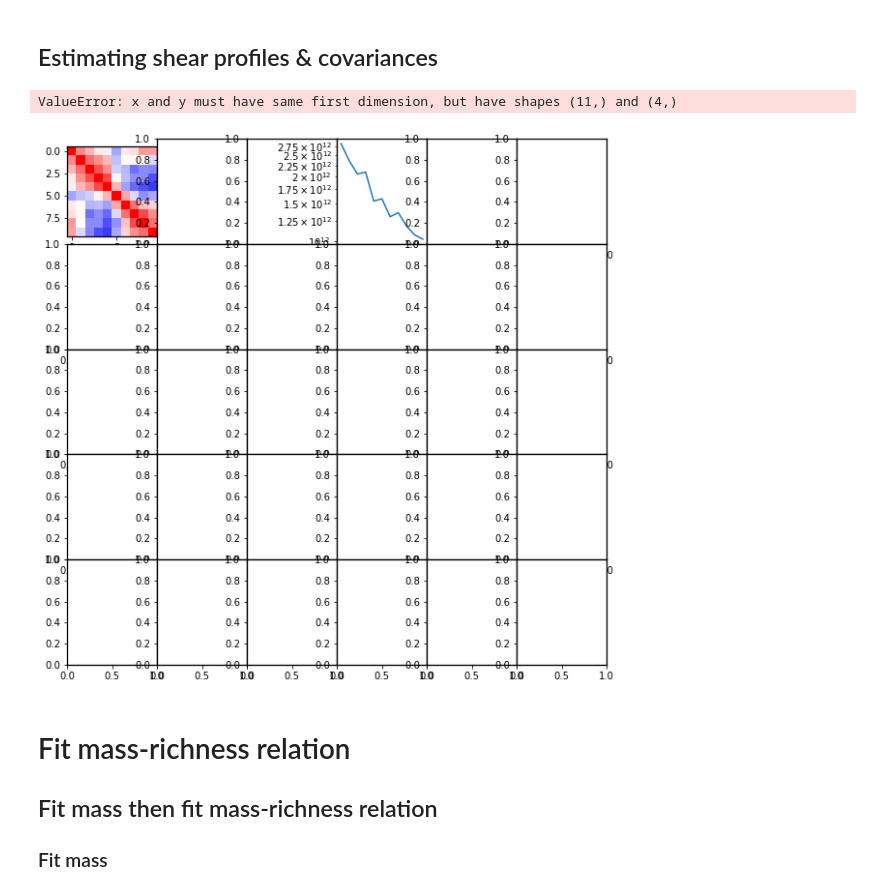
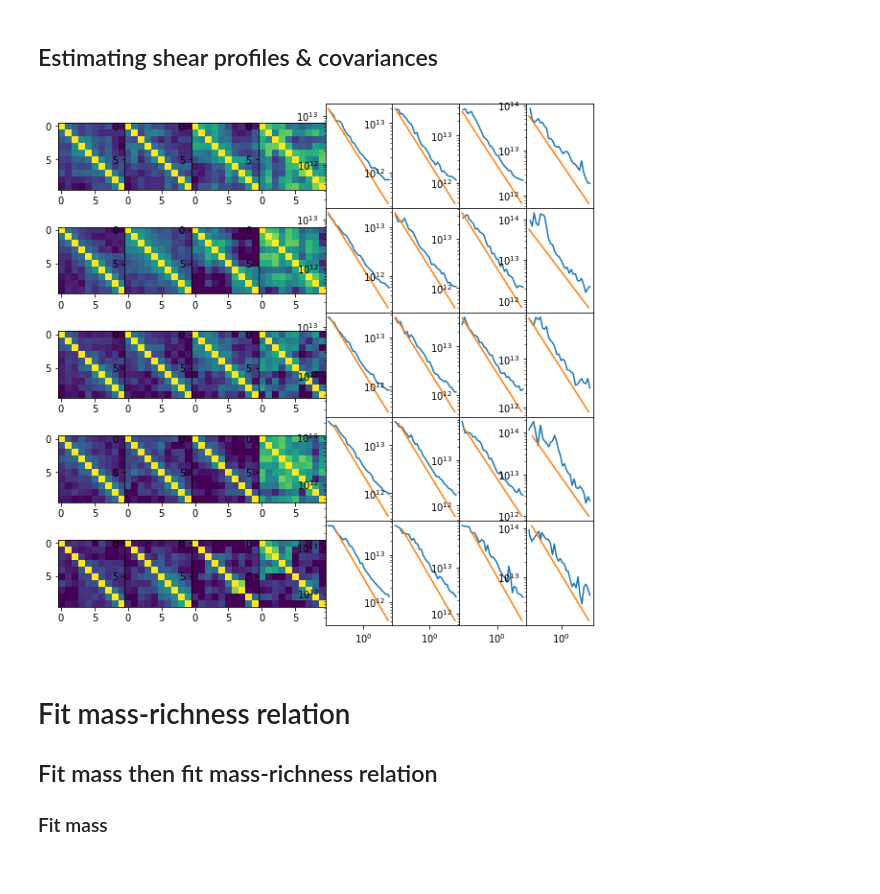
Before and after one commit to LSSTDESC/CLMassDC2, a Jupyter notebook: notebooks/DN1_fit_stacked_covariance_matrix.ipynb, the cells around one changed output. Cells and saved outputs as stored; diff of their text form; code cells hidden in the pictures.

```diff
--- a/notebooks/DN1_fit_stacked_covariance_matrix.ipynb
+++ b/notebooks/DN1_fit_stacked_covariance_matrix.ipynb
@@ -67,3 +66,3 @@ Obs_bin=[[r[0][0],r[-1][0]] for r in list_richness]
 # %%
 Z_bin = analysis.Z_bin
-#Obs_bin = analysis.Obs_bin
+Obs_bin = analysis.Obs_bin
@@ -97,38 +82,56 @@ covariance_true_stack = prf.bootstrap_covariance(profile = profile_true,
 # %%
+r_corner=np.logspace(np.log10(.1), np.log10(10), 30)
 shapen=prf.shape_noise_ds(profile = profile_stack,z_name = 'z_mean',
-                          r_corner=np.logspace(-1, 1, 5),
-                          shapenoise=0.15, ns_arcmin2=24,
+                          r_corner=r_corner,
+                          shapenoise=0.15, ns_arcmin2=25,
                           cosmo=cosmo)
+# %%
+covariance_true_stack = prf.bootstrap_covariance(profile = profile_true,
+                    r_in = 'radius_av',
+                    gt_in = 'gt_av', gx_in = 'gx_av',
+                    r_out = 'radius',
+                    gt_out = 'gt', gx_out = 'gx',
+                    weight = 'norm_sum',
+                    n_boot = 600,
+                    z_name = 'cluster_z', obs_name = 'richness_1',
+                    Z_bin = Z_bin, Obs_bin = Obs_bin)
+# %%
+def corr(cov):
+    corr = np.zeros(cov.shape)
+    for i in range(cov.shape[0]):
+        for j in range(cov.shape[1]):
+            corr[i,j] = cov[i,j]/(np.sqrt(cov[i,i]*cov[j,j]))
+    return corr
 # %%
 nz=len(Z_bin)
 nobs=len(Obs_bin)
 fig, ax=plt.subplots(nz, 2*nobs, figsize=(10,10),)
 plt.subplots_adjust(wspace=0, hspace=0)
 for i, z in enumerate(Z_bin):
     for j, obs in enumerate(Obs_bin):
         mask_z = (profile_stack['z_mean'] > z[0])*(profile_stack['z_mean'] < z[1])
         mask_m = (profile_stack['obs_mean'] > obs[0])*(profile_stack['obs_mean'] < obs[1])
         index = np.arange(len(profile_stack['z_mean']))
         index_cut = index[mask_m * mask_z][0]
         Xt = covariance_true_stack['gt_random'][index_cut]
         #for k in range(100):
         #    ax[i,j].plot(profile_stack['radius'][0], Xt[:,k], c='k')
         #    ax[i,j].set_xscale('log')
         cov=covariance_true_stack['cov_t'][index_cut]
         rmin, rmax=1, 5.5
         indexs=np.arange(len(profile_stack['radius'][0]))
         index_cuts = indexs[(profile_stack['radius'][0]>rmin)*(profile_stack['radius'][0]<rmax)]
         istart, iend=index_cuts[0], index_cuts[-1]
 
         cov_plot=np.array([np.array([cov[k,l] for l in np.arange(istart, iend)]) for k in np.arange(istart, iend)])
-        ax[i,j].imshow(np.corrcoef(cov_plot), cmap='bwr', vmin=-1, vmax=1,)
+        ax[i,j].imshow(corr(cov_plot),vmin=0, vmax=1)
+        #ax[i,j].imshow(np.corrcoef(cov_plot),vmin=0, vmax=1)
         #im = ax[i,j].imshow(np.log10(abs(covariance_true_stack['cov_t'][index_cut])), cmap='bwr')
         #plt.colorbar(im, ax=ax[i,j])
         ax[i,j+nobs].loglog(profile_stack[index_cut]['radius'], cov.diagonal()**.5)
-        ax[i,j+nobs].loglog(profile_stack[index_cut]['radius'], shapen[index_cut]**.5)
+        ax[i,j+nobs].loglog(r_corner[0:-1], shapen[index_cut]**.5)
 # %% [output]
-ValueError: x and y must have same first dimension, but have shapes (11,) and (4,)
-[figure, old version]
+[figure, new version]
 # %% [markdown]
 # Fit mass-richness relation
 ## Fit mass then fit mass-richness relation
```
Also changed, not shown: parts of 14 cells of this notebook, 18 other files.
